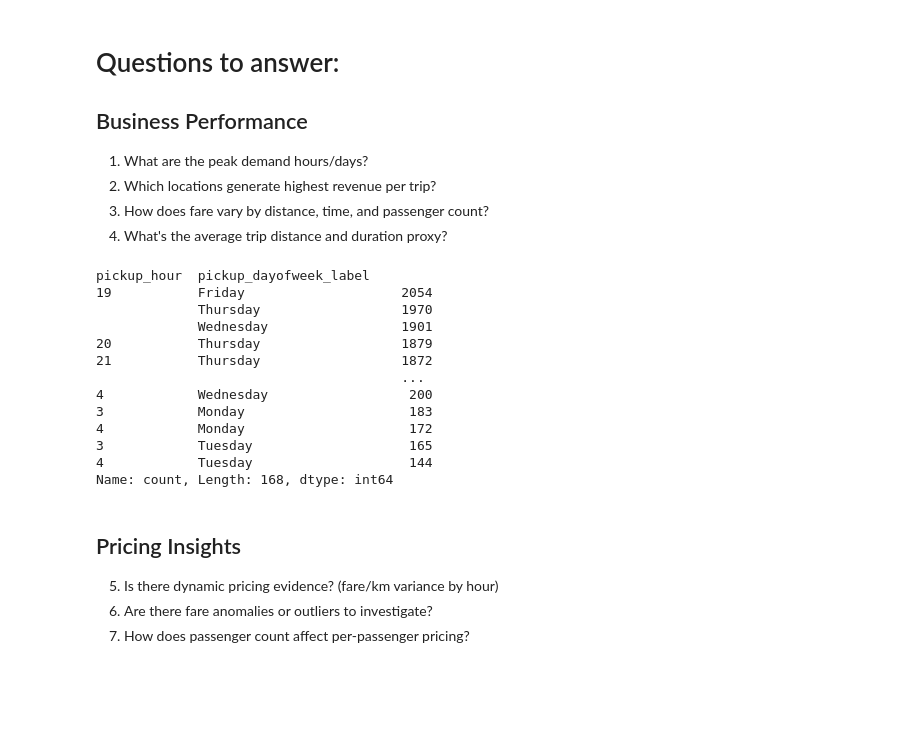
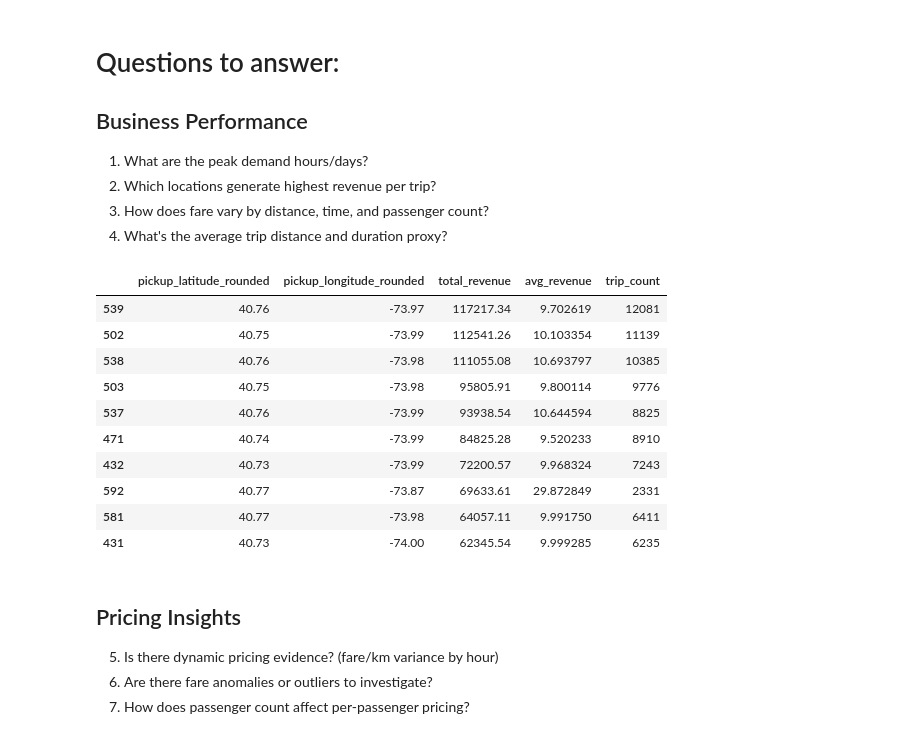
Before and after one commit to necromet/Uber-Fares-Analysis, a Jupyter notebook: uber-fares-analysis.ipynb, the cells around one changed output. Cells and saved outputs as stored; diff of their text form; code cells hidden in the pictures; blank space fills up the shorter version.

```diff
--- a/uber-fares-analysis.ipynb
+++ b/uber-fares-analysis.ipynb
@@ -19,21 +19,45 @@ df.head()
 3. How does fare vary by distance, time, and passenger count?
 4. What's the average trip distance and duration proxy?
 # %%
-df[['pickup_hour', 'pickup_dayofweek_label']]
+import plotly.express as px
+
+# Count trips for each hour and day of week
+heatmap_data = df.groupby(['pickup_dayofweek_label', 'pickup_hour']).size().reset_index(name='trip_count')
+
+# Pivot for heatmap
+heatmap_pivot = heatmap_data.pivot(index='pickup_dayofweek_label', columns='pickup_hour', values='trip_count')
+
+# Plotly heatmap
+fig = px.imshow(
+    heatmap_pivot,
+    labels=dict(x="Pickup Hour", y="Day of Week", color="Trip Count"),
+    x=heatmap_pivot.columns,
+    y=heatmap_pivot.index,
+    aspect="auto",
+    title="Uber Trips Heatmap by Hour and Day of Week"
+)
+fig.show()
-# %% [output]
-pickup_hour  pickup_dayofweek_label
-19           Friday                    2054
-             Thursday                  1970
-             Wednesday                 1901
-20           Thursday                  1879
-21           Thursday                  1872
-                                       ...
-4            Wednesday                  200
-3            Monday                     183
-4            Monday                     172
-3            Tuesday                    165
-4            Tuesday                    144
-Name: count, Length: 168, dtype: int64
+# %%
+# Calculate total and average revenue per pickup location (rounded coordinates for grouping)
+pickup_revenue = df.groupby(['pickup_latitude_rounded', 'pickup_longitude_rounded']).agg(
+    total_revenue=('fare_amount', 'sum'),
+    avg_revenue=('fare_amount', 'mean'),
+    trip_count=('fare_amount', 'count')
+).reset_index()
+
+pickup_revenue.sort_values('total_revenue', ascending=False).head(10)
+# %% [output]
+|  | pickup_latitude_rounded | pickup_longitude_rounded | total_revenue | avg_revenue | trip_count |
+| 539 | 40.76 | -73.97 | 117217.34 | 9.702619 | 12081 |
+| 502 | 40.75 | -73.99 | 112541.26 | 10.103354 | 11139 |
+| 538 | 40.76 | -73.98 | 111055.08 | 10.693797 | 10385 |
+| 503 | 40.75 | -73.98 | 95805.91 | 9.800114 | 9776 |
+| 537 | 40.76 | -73.99 | 93938.54 | 10.644594 | 8825 |
+| 471 | 40.74 | -73.99 | 84825.28 | 9.520233 | 8910 |
+| 432 | 40.73 | -73.99 | 72200.57 | 9.968324 | 7243 |
+| 592 | 40.77 | -73.87 | 69633.61 | 29.872849 | 2331 |
+| 581 | 40.77 | -73.98 | 64057.11 | 9.991750 | 6411 |
+| 431 | 40.73 | -74.00 | 62345.54 | 9.999285 | 6235 |
 # %% [markdown]
 ## Pricing Insights
 5. Is there dynamic pricing evidence? (fare/km variance by hour)
```
